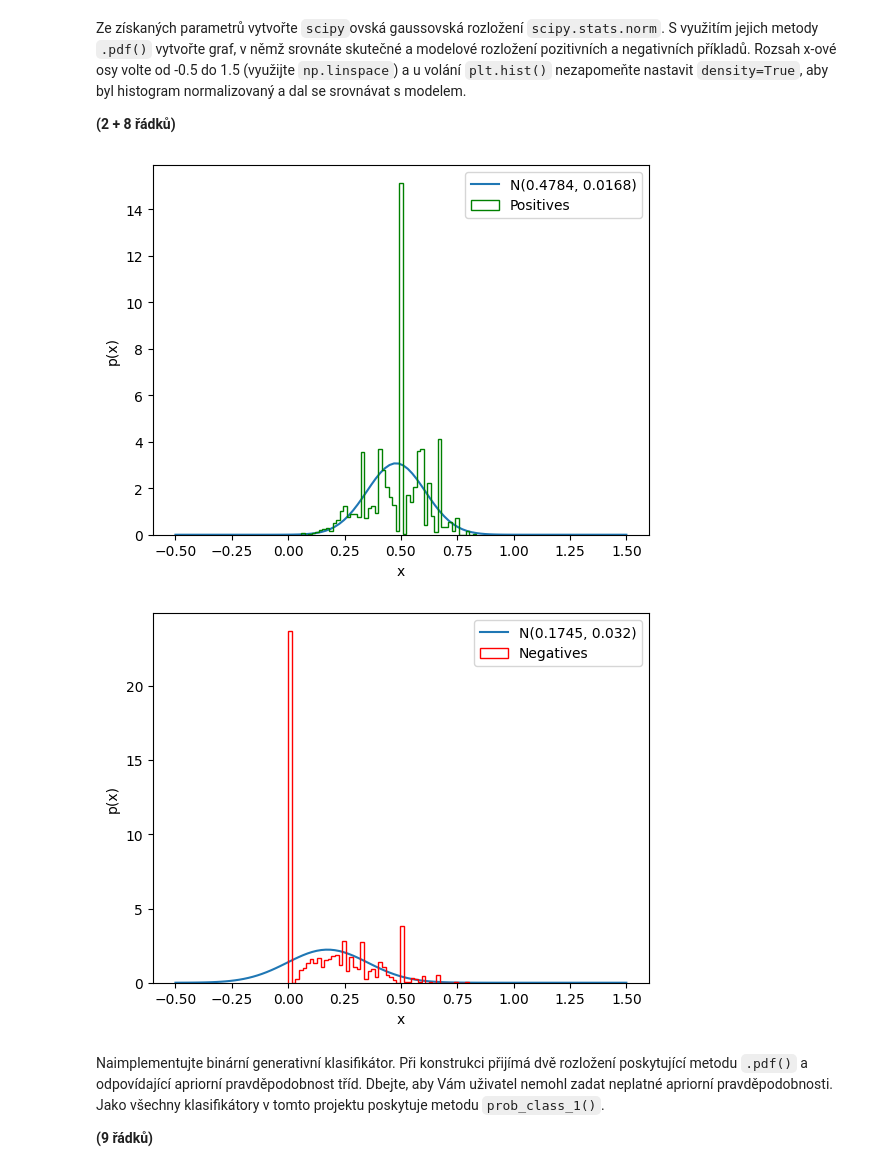
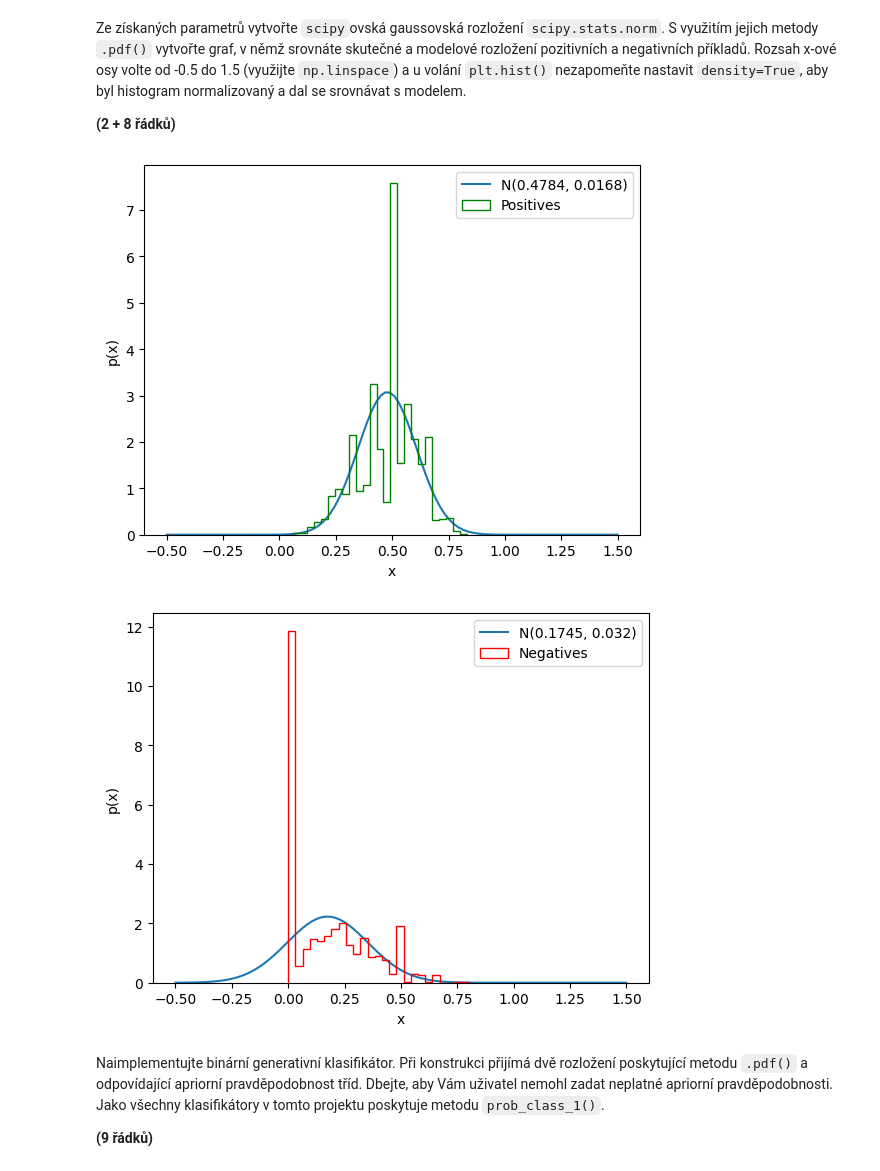
Before and after one commit to MichalPysik/SUI-projects, a Jupyter notebook: 2-classification/zadani.ipynb, the cells around one changed output. Cells and saved outputs as stored; diff of their text form; code cells hidden in the pictures.

```diff
--- a/2-classification/zadani.ipynb
+++ b/2-classification/zadani.ipynb
@@ -143,26 +143,26 @@ Rozsah x-ové osy volte od -0.5 do 1.5 (využijte `np.linspace`) a u volání `p
 # %%
 ls = np.linspace(-0.5, 1.5, 100)
 
 norm_pos = scipy.stats.norm(loc=mu_pos, scale=std_pos)
 plt.plot(ls, norm_pos.pdf(ls), label='N('+str(np.round(mu_pos,4))+', '+str(np.round(std_pos*std_pos,4))+')')
-plt.hist(train_dataset.pos[:, FOI] , bins=50, color='g', label='Positives', histtype='step', density=True)
+plt.hist(train_dataset.pos[:, FOI] , bins=25, color='g', label='Positives', histtype='step', density=True)
 plt.legend()
 plt.xlabel('x')
 plt.ylabel('p(x)')
 plt.show()
 
 norm_neg = scipy.stats.norm(loc=mu_neg, scale=std_neg)
 plt.plot(ls, norm_neg.pdf(ls), label='N('+str(np.round(mu_neg,4))+', '+str(np.round(std_neg*std_neg,4))+')')
-plt.hist(train_dataset.neg[:, FOI], bins=50, color='r', label='Negatives', histtype='step', density=True)
+plt.hist(train_dataset.neg[:, FOI], bins=25, color='r', label='Negatives', histtype='step', density=True)
 plt.legend()
 plt.xlabel('x')
 plt.ylabel('p(x)')
 plt.show()
 
 pass
 # %% [output]
-[figure, old version]
+[figure, new version]
-[figure, old version]
+[figure, new version]
 # %% [markdown]
 Naimplementujte binární generativní klasifikátor.
 Při konstrukci přijímá dvě rozložení poskytující metodu `.pdf()` a odpovídající apriorní pravděpodobnost tříd.
```
Also changed, not shown: parts of 5 cells of this notebook.
